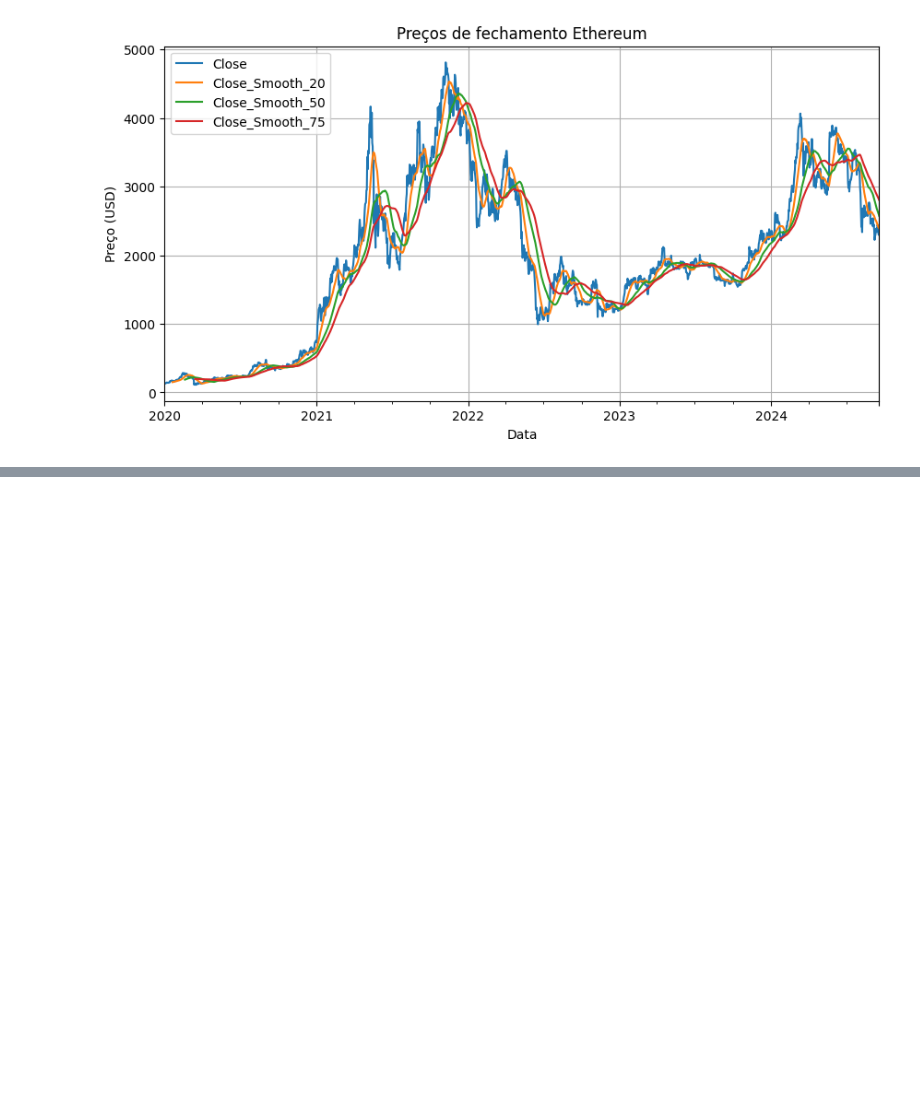
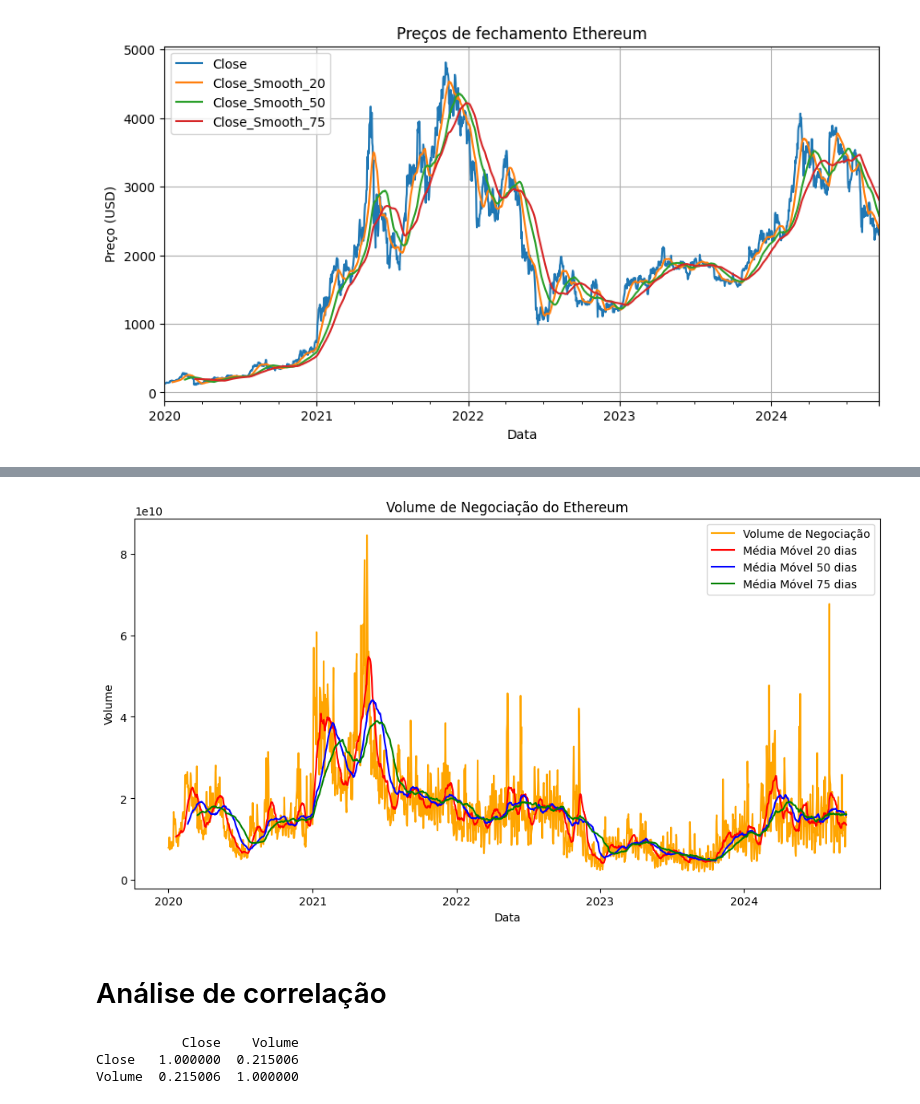
Before and after one commit to Eduardo-Barreto/do-you-want-to-play-ETH, a Jupyter notebook: noteooks/exploration.ipynb, the cells around one changed output, grey strips where cells are left out. Drawn from its saved outputs; the diff is of its cells as text; code cells hidden in the pictures; blank space fills up the shorter version.

```diff
--- a/noteooks/exploration.ipynb
+++ b/noteooks/exploration.ipynb
@@ -77,0 +103,27 @@ plt.show()
+# %%
+## Volume de negociação com médias móveis
+eth_data['Volume_Smooth_20'] = eth_data['Volume'].rolling(window=20).mean()
+eth_data['Volume_Smooth_50'] = eth_data['Volume'].rolling(window=50).mean()
+eth_data['Volume_Smooth_75'] = eth_data['Volume'].rolling(window=75).mean()
+
+plt.figure(figsize=(12,6))
+plt.plot(eth_data['Volume'], color='orange', label='Volume de Negociação')
+plt.plot(eth_data['Volume_Smooth_20'], color='red', label='Média Móvel 20 dias')
+plt.plot(eth_data['Volume_Smooth_50'], color='blue', label='Média Móvel 50 dias')
+plt.plot(eth_data['Volume_Smooth_75'], color='green', label='Média Móvel 75 dias')
+plt.title('Volume de Negociação do Ethereum')
+plt.xlabel('Data')
+plt.ylabel('Volume')
+plt.legend()
+plt.show()
+# %% [output]
+[figure, added]
+# %% [markdown]
+# Análise de correlação
+# %%
+correlation = eth_data[['Close', 'Volume']].corr()
+print(correlation)
+# %% [output]
+           Close    Volume
+Close   1.000000  0.215006
+Volume  0.215006  1.000000
```
Also changed, not shown: parts of 8 cells of this notebook.
